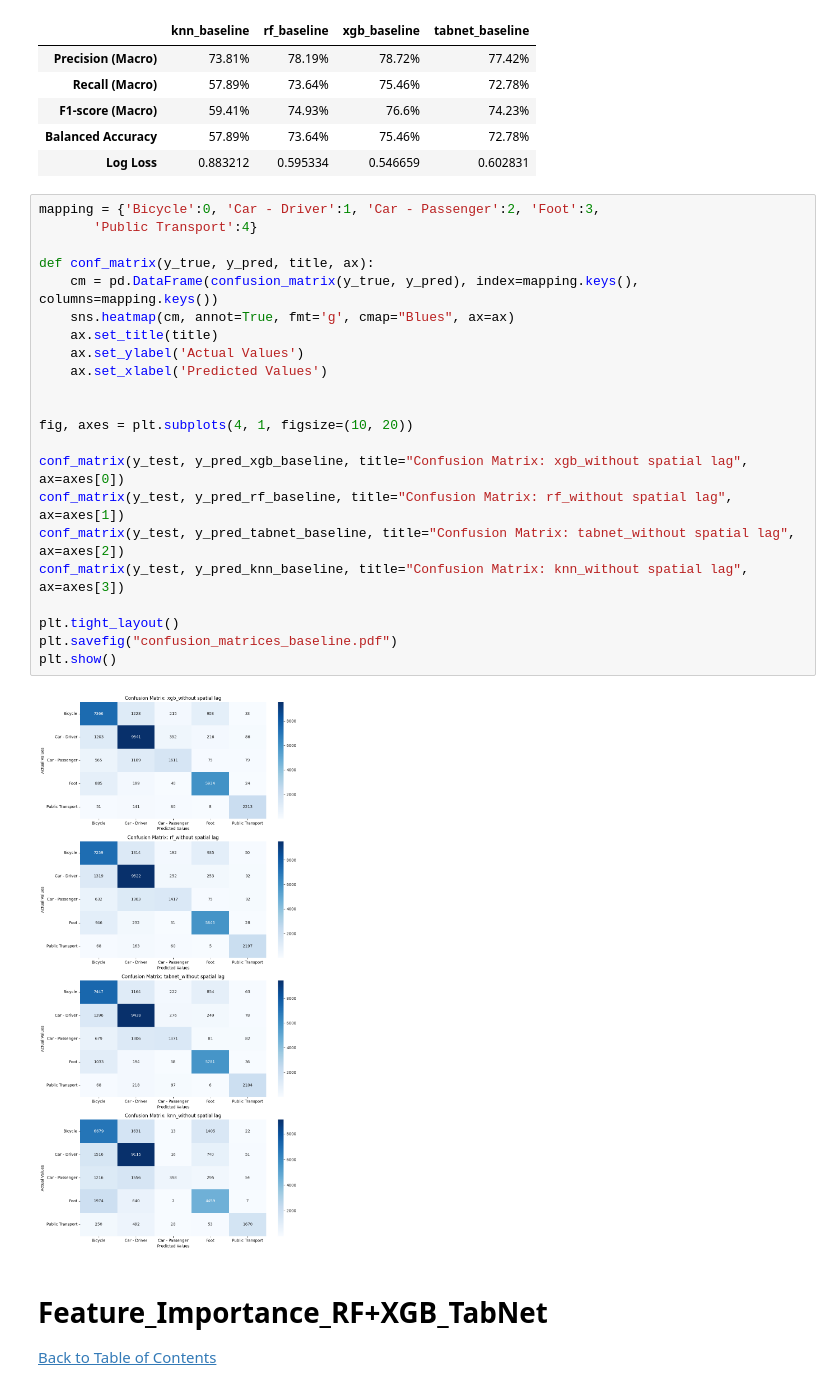
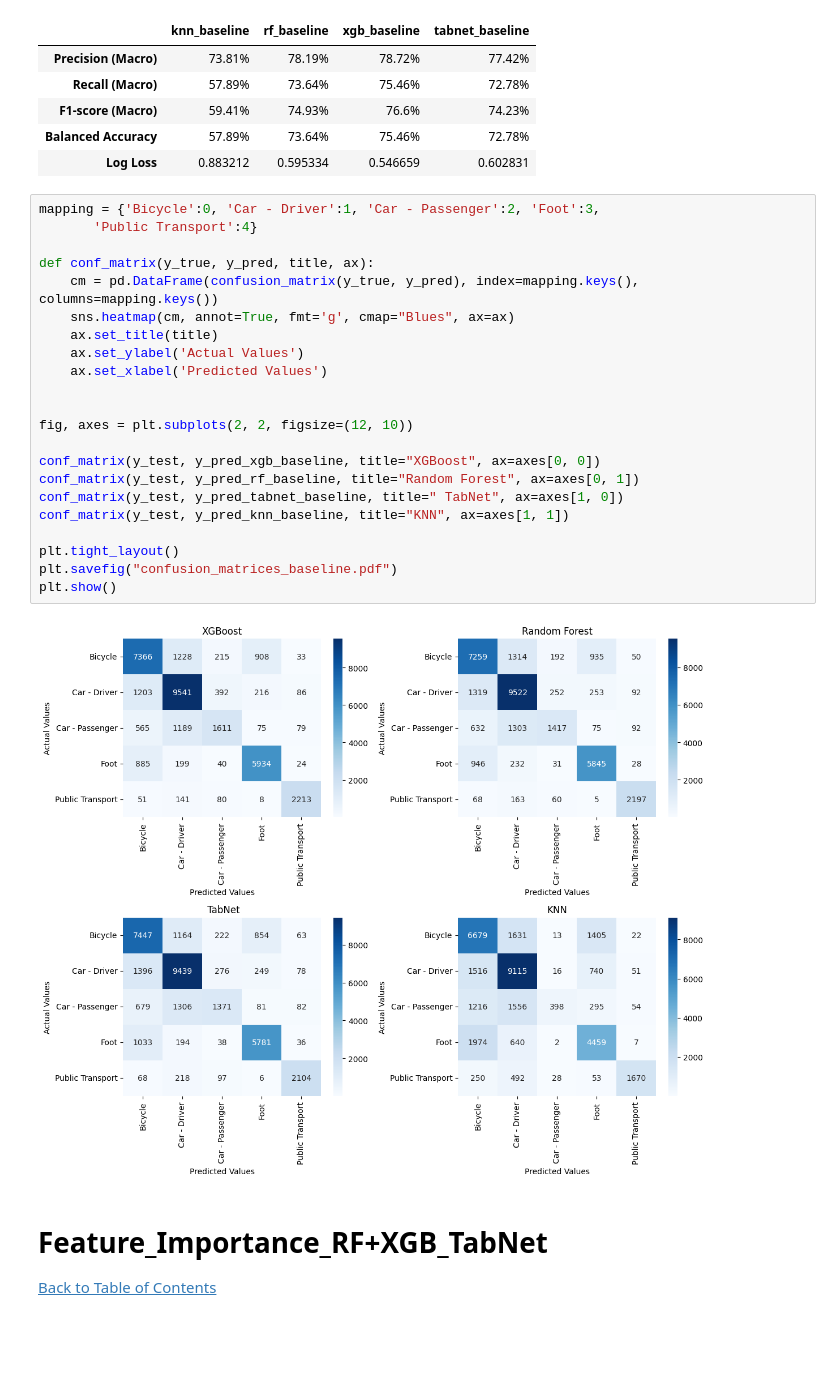
Before and after one commit to Wafama/Thesis_Code, a Jupyter notebook: models_without_spatial lag.ipynb, the cells around one changed output. Drawn from its saved outputs; the diff is of its cells as text; blank space fills up the shorter version.

```diff
--- a/models_without_spatial lag.ipynb
+++ b/models_without_spatial lag.ipynb
@@ -916,27 +916,27 @@ combined_metrics_df
 # %%
 mapping = {'Bicycle':0, 'Car - Driver':1, 'Car - Passenger':2, 'Foot':3,
        'Public Transport':4}
 
 def conf_matrix(y_true, y_pred, title, ax):
     cm = pd.DataFrame(confusion_matrix(y_true, y_pred), index=mapping.keys(), columns=mapping.keys())
     sns.heatmap(cm, annot=True, fmt='g', cmap="Blues", ax=ax)
     ax.set_title(title)
     ax.set_ylabel('Actual Values')
     ax.set_xlabel('Predicted Values')
 
 
-fig, axes = plt.subplots(4, 1, figsize=(10, 20))
+fig, axes = plt.subplots(2, 2, figsize=(12, 10))
 
-conf_matrix(y_test, y_pred_xgb_baseline, title="Confusion Matrix: xgb_without spatial lag", ax=axes[0])
-conf_matrix(y_test, y_pred_rf_baseline, title="Confusion Matrix: rf_without spatial lag", ax=axes[1])
-conf_matrix(y_test, y_pred_tabnet_baseline, title="Confusion Matrix: tabnet_without spatial lag", ax=axes[2])
-conf_matrix(y_test, y_pred_knn_baseline, title="Confusion Matrix: knn_without spatial lag", ax=axes[3])
+conf_matrix(y_test, y_pred_xgb_baseline, title="XGBoost", ax=axes[0, 0])
+conf_matrix(y_test, y_pred_rf_baseline, title="Random Forest", ax=axes[0, 1])
+conf_matrix(y_test, y_pred_tabnet_baseline, title=" TabNet", ax=axes[1, 0])
+conf_matrix(y_test, y_pred_knn_baseline, title="KNN", ax=axes[1, 1])
 
 plt.tight_layout()
 plt.savefig("confusion_matrices_baseline.pdf")
 plt.show()
 # %% [output]
-[figure, old version]
+[figure, new version]
 # %% [markdown]
 <a id='section13'></a>
 # Feature_Importance_RF+XGB_TabNet
```
Also changed, not shown: parts of 1 cell of this notebook.
